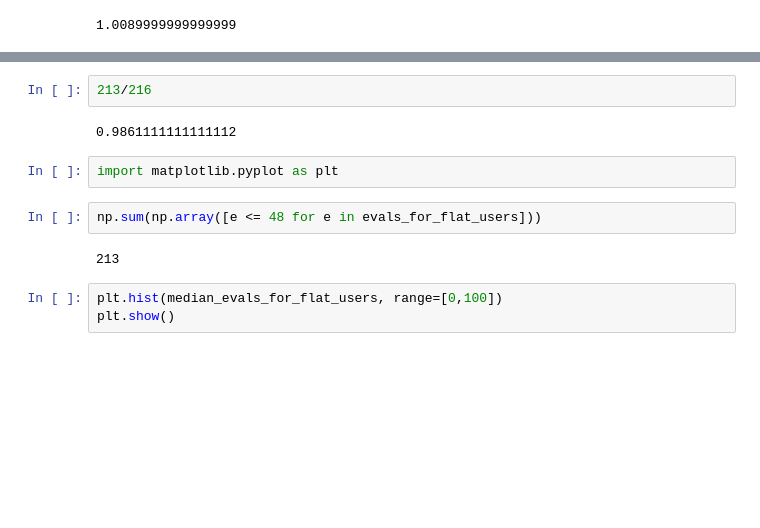
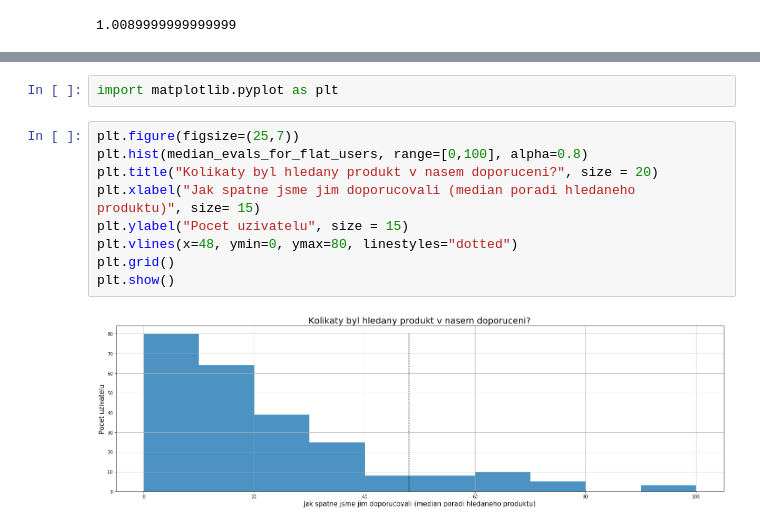
Before and after one commit to TOOMdaMoa/boobs, a Jupyter notebook: algoritmy/FinAlg.ipynb, the cells around one changed output, grey strips where cells are left out. Saved outputs shown, nothing was run; the diff lists cells and outputs as text; blank space fills up the shorter version.

```diff
--- a/algoritmy/FinAlg.ipynb
+++ b/algoritmy/FinAlg.ipynb
@@ -141,13 +168,13 @@ Number of users that had more than half of their predictions on first page:  213
-# %%
-213/216
-# %% [output]
-0.9861111111111112
 # %%
 import matplotlib.pyplot as plt
-# %%
-np.sum(np.array([e <= 48 for e in evals_for_flat_users]))
-# %% [output]
-213
-# %%
-plt.hist(median_evals_for_flat_users, range=[0,100])
-plt.show()
+# %%
+plt.figure(figsize=(25,7))
+plt.hist(median_evals_for_flat_users, range=[0,100], alpha=0.8)
+plt.title("Kolikaty byl hledany produkt v nasem doporuceni?", size = 20)
+plt.xlabel("Jak spatne jsme jim doporucovali (median poradi hledaneho produktu)", size= 15)
+plt.ylabel("Pocet uzivatelu", size = 15)
+plt.vlines(x=48, ymin=0, ymax=80, linestyles="dotted")
+plt.grid()
+plt.show()
+# %% [output]
+[figure, added]
```
Also changed, not shown: parts of 5 cells of this notebook, 3 other files.
